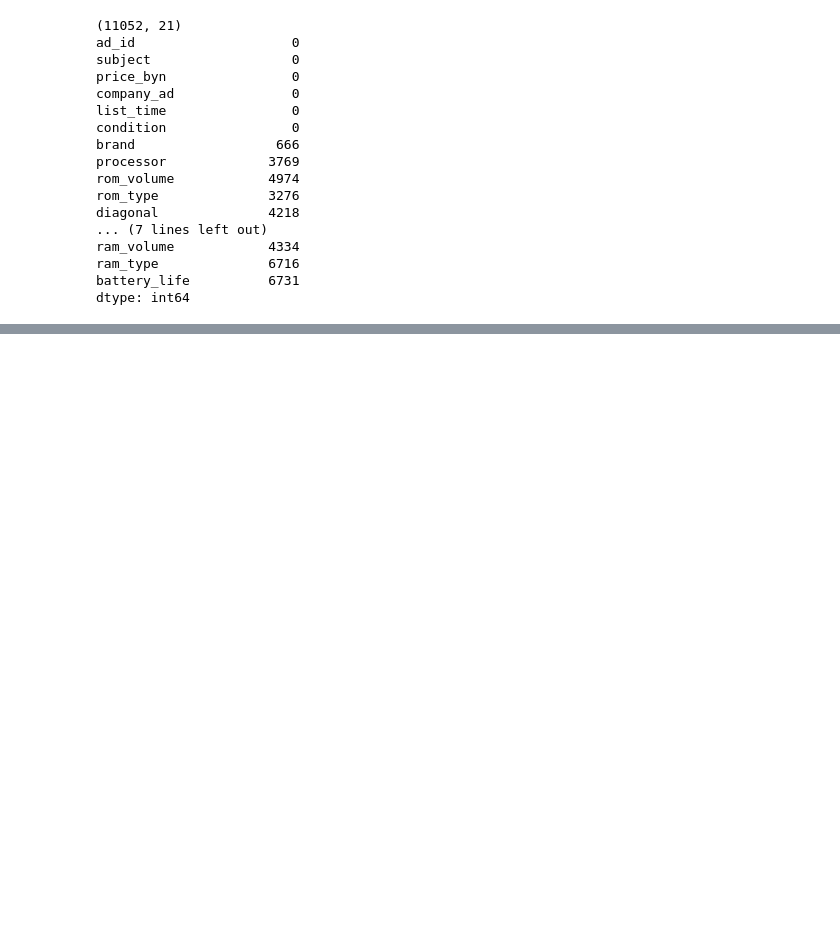
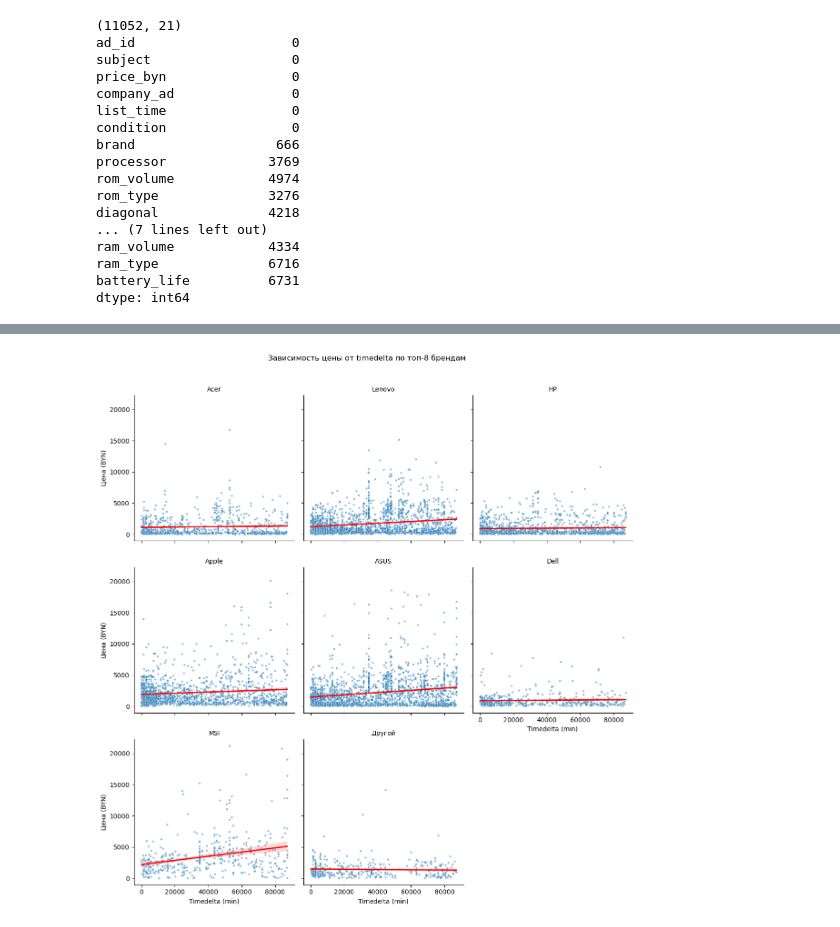
Before and after one commit to venskovalentin/KufarPriceModel, a Jupyter notebook: notebooks/Laptop_EDA.ipynb, the cells around one changed output, grey strips where cells are left out. Saved outputs shown, nothing was run; the diff lists cells and outputs as text; code cells hidden in the pictures; blank space fills up the shorter version.

```diff
--- a/notebooks/Laptop_EDA.ipynb
+++ b/notebooks/Laptop_EDA.ipynb
@@ -633,0 +763,15 @@ df = df.drop(['gaming_laptop'], axis=1)
+# %%
+top_5_brands = df['brand'].value_counts().head(8).index.tolist()
+df_top_5 = df[df['brand'].isin(top_5_brands)]
+
+g = sns.FacetGrid(df_top_5, col="brand", col_wrap=3, height=4, sharex=True, sharey=True)
+g.map(sns.scatterplot, "timedelta_minutes", "price_byn", alpha=0.5, s=10)
+g.map(sns.regplot, "timedelta_minutes", "price_byn",
+      scatter=False, color='red', line_kws={'linewidth':2})
+g.set_axis_labels("Timedelta (min)", "Цена (BYN)")
+g.set_titles(col_template="{col_name}")
+g.fig.suptitle("Зависимость цены от timedelta по топ-8 брендам", y=1.02)
+plt.tight_layout()
+plt.show()
+# %% [output]
+[figure, added]
```
Also changed, not shown: parts of 53 cells of this notebook.
